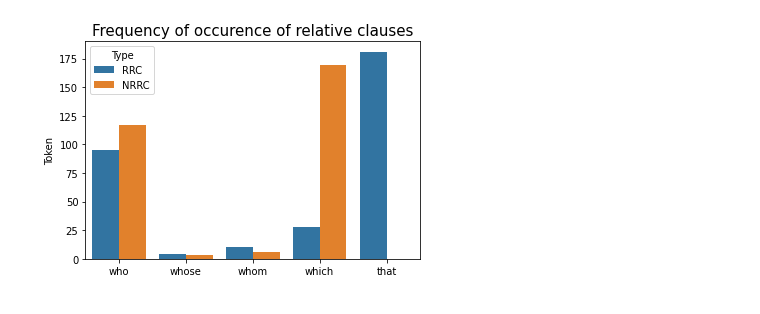
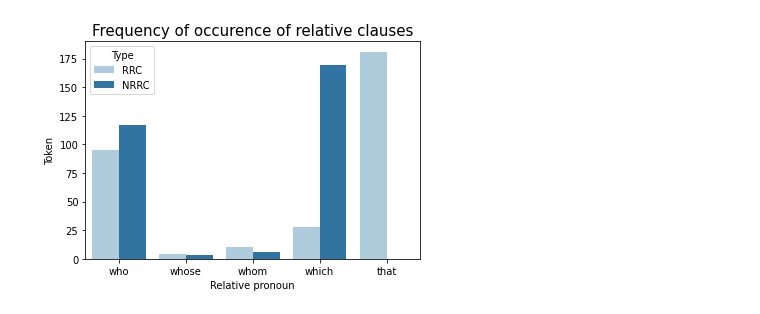
Before and after one commit to minhong1126/data_analysis, a Jupyter notebook: Relative_clause(final).ipynb, the cells around one changed output. Drawn from its saved outputs; the diff is of its cells as text; code cells hidden in the pictures.

```diff
--- a/Relative_clause(final).ipynb
+++ b/Relative_clause(final).ipynb
@@ -16,13 +50,17 @@ import seaborn as sns
 # %%
-## 1. RRC와 NRRC
+  ##(1). RRC와 NRRC: 관계대명사 별 RRC와 NNRC 빈도수
+  ##*Table 1.Frequency of occurence of relative clauses, 19P*
+
+sns.set_palette("Paired")
 given_meaning = pd.DataFrame({
     'Token': [95, 117, 4, 3, 10, 6, 28, 169, 181, 0],
     'Type': ['RRC', 'NRRC', 'RRC', 'NRRC', 'RRC', 'NRRC', 'RRC', 'NRRC', 'RRC', 'NRRC']},
     index = ['who', 'who', 'whose', 'whose', 'whom', 'whom', 'which', 'which', 'that', 'that']
 )
 
 sns.barplot(x = given_meaning.index, y = 'Token', hue = 'Type', data = given_meaning)
 plt.title('Frequency of occurence of relative clauses', fontsize = 15)
+plt.xlabel('Relative pronoun', fontsize = 10)
 plt.show()
 # %% [output]
-[figure, old version]
+[figure, new version]
```
Also changed, not shown: parts of 31 cells of this notebook.
